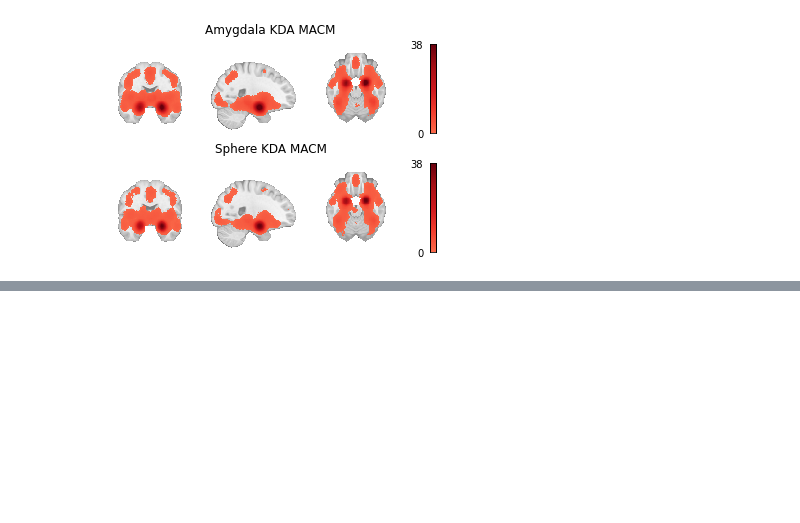
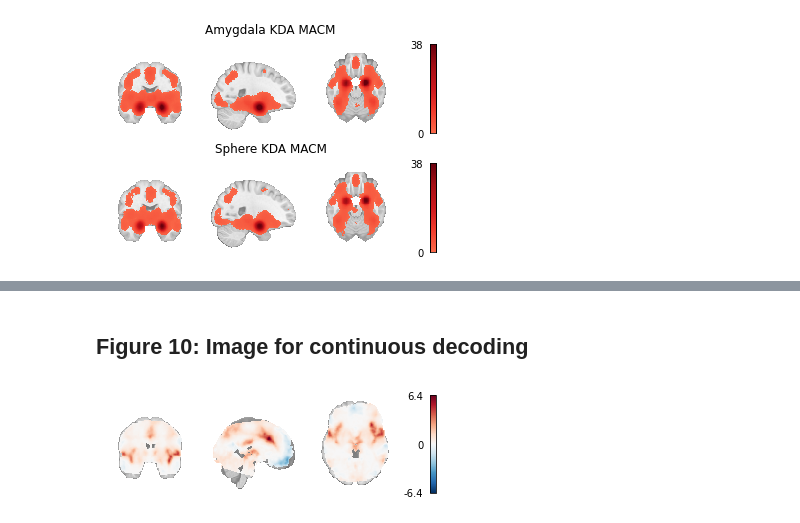
Before and after one commit to NBCLab/nimare-paper, a Jupyter notebook: generate_results_figures.ipynb, the cells around one changed output, grey strips where cells are left out. Drawn from its saved outputs; the diff is of its cells as text; code cells hidden in the pictures; blank space fills up the shorter version.

```diff
--- a/generate_figures_part1.ipynb
+++ b/generate_results_figures.ipynb
@@ -373,0 +423,38 @@ fig.savefig(
+# %% [markdown]
+## Figure 10: Image for continuous decoding
+# %%
+fig, ax = plt.subplots(
+    figsize=(6, 2),
+)
+display = plotting.plot_stat_map(
+    op.join(results_dir, "DerSimonianLaird_est.nii.gz"),
+    annotate=False,
+    axes=ax,
+    cmap="RdBu_r",
+    cut_coords=[0, 0, 0],
+    draw_cross=False,
+    figure=fig,
+)
+
+colorbar = display._cbar
+colorbar_ticks = colorbar.get_ticks()
+if colorbar_ticks[0] < 0:
+    new_ticks = [colorbar_ticks[0], 0, colorbar_ticks[-1]]
+else:
+    new_ticks = [colorbar_ticks[0], colorbar_ticks[-1]]
+colorbar.set_ticks(new_ticks, update_ticks=True)
+
+fig.savefig(
+    "figures/figure_10.svg",
+    transparent=True,
+    bbox_inches="tight",
+    pad_inches=0,
+)
+fig.savefig(
+    "figures/figure_10_lowres.png",
+    transparent=True,
+    bbox_inches="tight",
+    pad_inches=0,
+)
+# %% [output]
+[figure, added]
```
Also changed, not shown: parts of 6 cells of this notebook, 13 other files.
